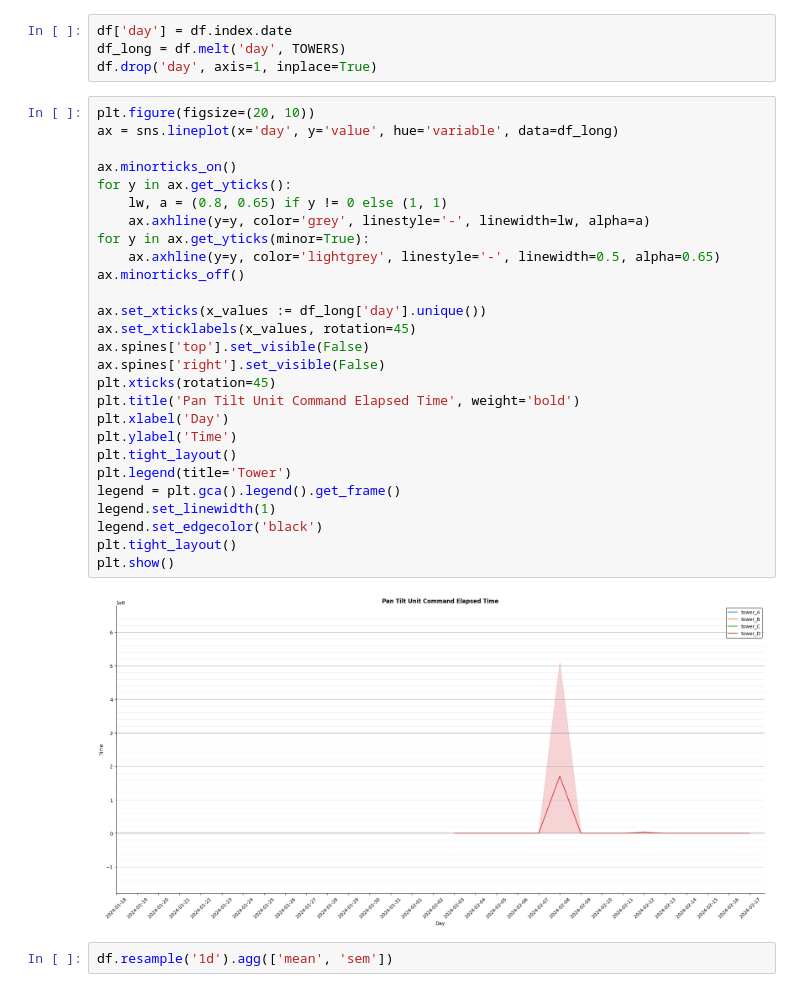
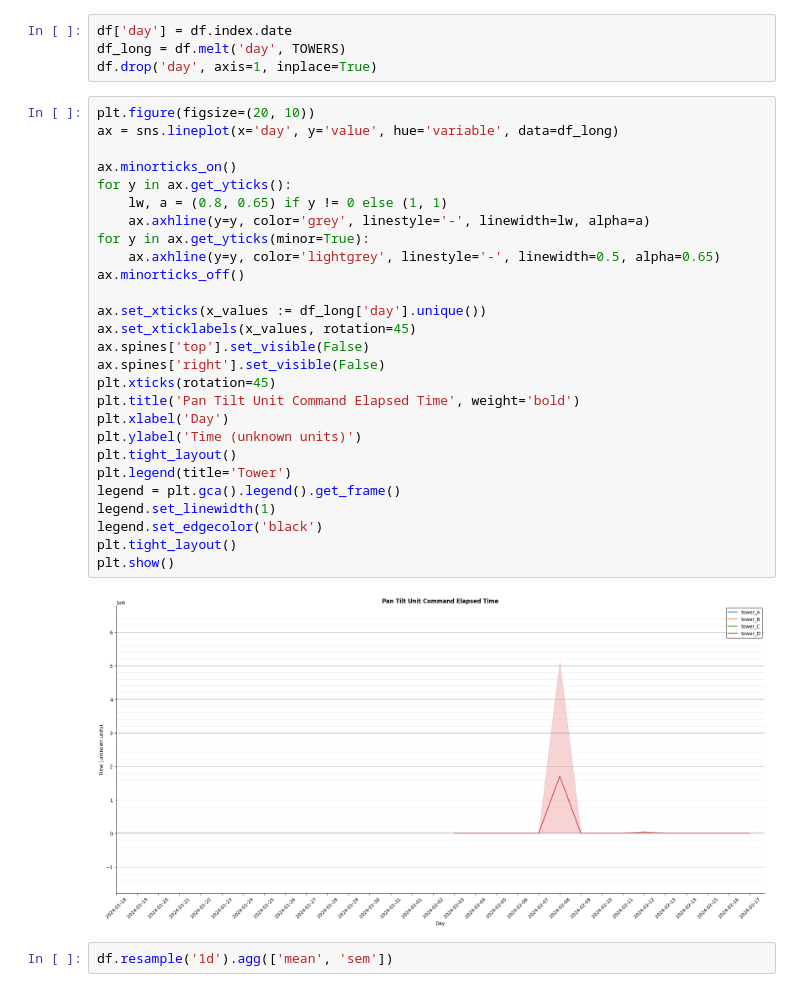
Before and after one commit to Per48edjes/Anduril-Case-Study, a Jupyter notebook: questions/pan_tilt_unit_command_elapsed_time.ipynb, the cells around one changed output. Cells and saved outputs as stored; diff of their text form.

```diff
--- a/questions/pan_tilt_unit_command_elapsed_time.ipynb
+++ b/questions/pan_tilt_unit_command_elapsed_time.ipynb
@@ -85,32 +85,32 @@ df.drop('day', axis=1, inplace=True)
 # %%
 plt.figure(figsize=(20, 10))
 ax = sns.lineplot(x='day', y='value', hue='variable', data=df_long)
 
 ax.minorticks_on()
 for y in ax.get_yticks():
     lw, a = (0.8, 0.65) if y != 0 else (1, 1)
     ax.axhline(y=y, color='grey', linestyle='-', linewidth=lw, alpha=a)
 for y in ax.get_yticks(minor=True):
     ax.axhline(y=y, color='lightgrey', linestyle='-', linewidth=0.5, alpha=0.65)
 ax.minorticks_off()
 
 ax.set_xticks(x_values := df_long['day'].unique())
 ax.set_xticklabels(x_values, rotation=45)
 ax.spines['top'].set_visible(False)
 ax.spines['right'].set_visible(False)
 plt.xticks(rotation=45)
 plt.title('Pan Tilt Unit Command Elapsed Time', weight='bold')
 plt.xlabel('Day')
-plt.ylabel('Time')
+plt.ylabel('Time (unknown units)')
 plt.tight_layout()
 plt.legend(title='Tower')
 legend = plt.gca().legend().get_frame()
 legend.set_linewidth(1)
 legend.set_edgecolor('black')
 plt.tight_layout()
 plt.show()
 # %% [output]
-[figure, old version]
+[figure, new version]
 # %%
 df.resample('1d').agg(['mean', 'sem'])
 # %% [output]
```
Also changed, not shown: 14 other files.
